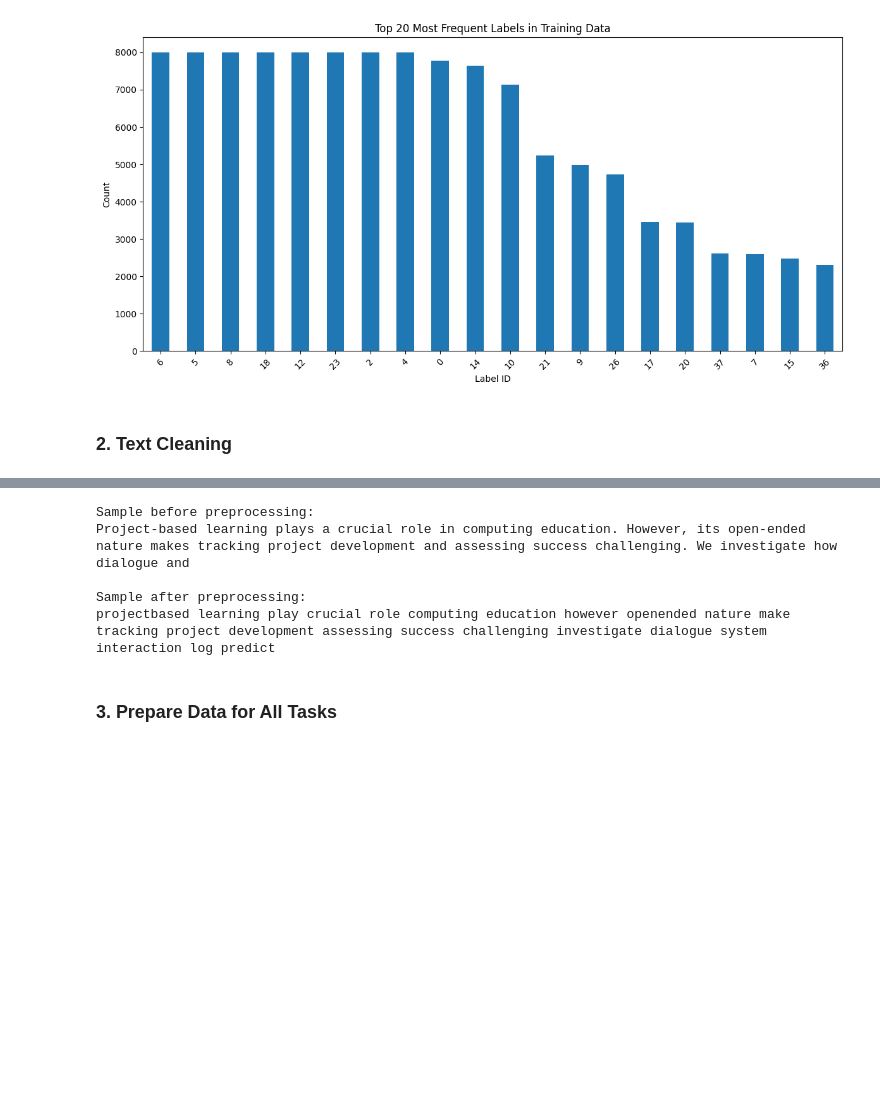
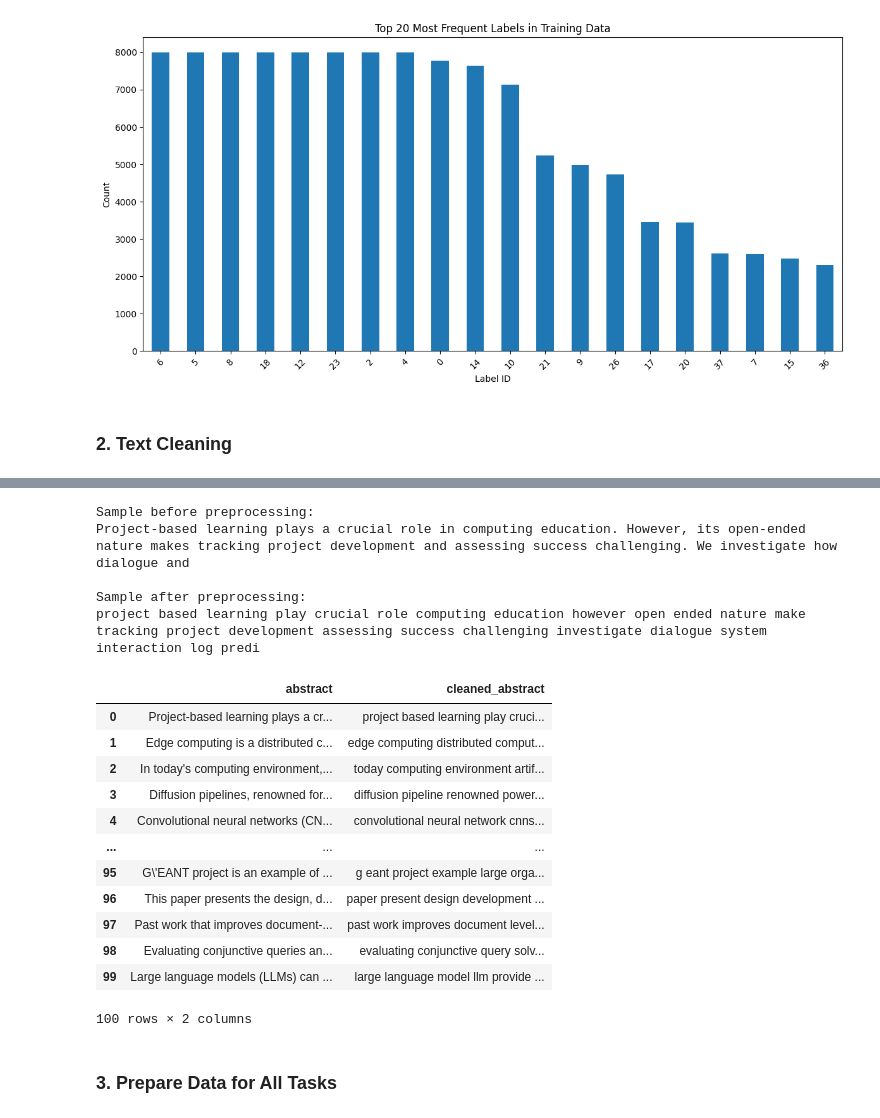
Before and after one commit to ryan-tzw/ml-project, a Jupyter notebook: notebooks/preprocessing.ipynb, the cells around one changed output, grey strips where cells are left out. Drawn from its saved outputs; the diff is of its cells as text; code cells hidden in the pictures; blank space fills up the shorter version.

Commit message:
Changed Text Cleaning

```diff
--- a/notebooks/preprocessing.ipynb
+++ b/notebooks/preprocessing.ipynb
@@ -167,17 +167,45 @@ class TextPreprocessor:
             self.stop_words = set(stopwords.words('english'))
 
     def clean_text(self, text):
-        """Basic text cleaning"""
-        # Convert to lowercase
+        if not isinstance(text, str):
+            return ""
+
+        # 1. Lowercase
         text = text.lower()
 
-        # Remove special characters and digits (keep only letters and spaces)
-        text = re.sub(r'[^a-zA-Z\s]', '', text)
+        # 2. Remove LaTeX math expressions and commands
+        text = re.sub(r'\$.*?\$', '', text)
+        text = re.sub(r'\\\[.*?\\\]', '', text, flags=re.DOTALL)
+        text = re.sub(r'\\[a-zA-Z]+\{(.*?)\}', r'\1', text)
+        text = re.sub(r'\\[a-zA-Z]+', '', text)
 
-        # Remove extra whitespace
-        text = ' '.join(text.split())
+        # 3. Remove URLs and Citations
+        text = re.sub(r'http\S+|www\S+|https\S+', '', text)
+        text = re.sub(r'\[[0-9, ]+\]', '', text)
+
+        # 4. FIX: Replace hyphens and underscores with a SPACE
+        # This turns "project-based" into "project based"
+        text = text.replace('-', ' ').replace('_', ' ')
+
+        # 5. Keep only letters and numbers
+        # Now that hyphens are spaces, we strip everything else
+        text = re.sub(r'[^a-z0-9 ]', ' ', text)
+
+        # 6. Cleanup whitespace
+        text = re.sub(r'\s+', ' ', text).strip()
 
         return text
+
+    def get_wordnet_pos(self, word):
+        """
+        Map POS tag to first character lemmatize() accepts
+        """
+        if not self.use_lemmatization:
+            return 'n'  # Default to noun if not using lemmatization
+
+        # This is a simplified version; for better results, you'd use pos_tag
+        # but that requires tokenization first
+        return 'n'  # Default to noun for simplicity
 
     def preprocess(self, text):
         """Full preprocessing pipeline"""
@@ -209,5 +237,6 @@ test_df['cleaned_abstract'] = test_df['abstract'].apply(preprocessor.preprocess)
 print("Sample before preprocessing:")
 print(train_df['abstract'].iloc[0][:200])
 print("\nSample after preprocessing:")
-print(train_df['clean_abstract'].iloc[0][:200])
+print(train_df['cleaned_abstract'].iloc[0][:200])
+display(train_df.head(100)[['abstract', 'cleaned_abstract']])
 # %% [output]
@@ -222,9 +251,22 @@ print(train_df['clean_abstract'].iloc[0][:200])
 [nltk_data]   Package punkt is already up-to-date!
 Sample before preprocessing:
 Project-based learning plays a crucial role in computing education. However, its open-ended nature makes tracking project development and assessing success challenging. We investigate how dialogue and
 
 Sample after preprocessing:
-projectbased learning play crucial role computing education however openended nature make tracking project development assessing success challenging investigate dialogue system interaction log predict
+project based learning play crucial role computing education however open ended nature make tracking project development assessing success challenging investigate dialogue system interaction log predi
+|  | abstract | cleaned_abstract |
+| 0 | Project-based learning plays a cr... | project based learning play cruci... |
+| 1 | Edge computing is a distributed c... | edge computing distributed comput... |
+| 2 | In today's computing environment,... | today computing environment artif... |
+| 3 | Diffusion pipelines, renowned for... | diffusion pipeline renowned power... |
+| 4 | Convolutional neural networks (CN... | convolutional neural network cnns... |
+| ... | ... | ... |
+| 95 | G\'EANT project is an example of ... | g eant project example large orga... |
+| 96 | This paper presents the design, d... | paper present design development ... |
+| 97 | Past work that improves document-... | past work improves document level... |
+| 98 | Evaluating conjunctive queries an... | evaluating conjunctive query solv... |
+| 99 | Large language models (LLMs) can ... | large language model llm provide ... |
+100 rows × 2 columns
 # %% [markdown]
 ### 3. Prepare Data for All Tasks
 # %%
```
Also changed, not shown: parts of 4 cells of this notebook.
